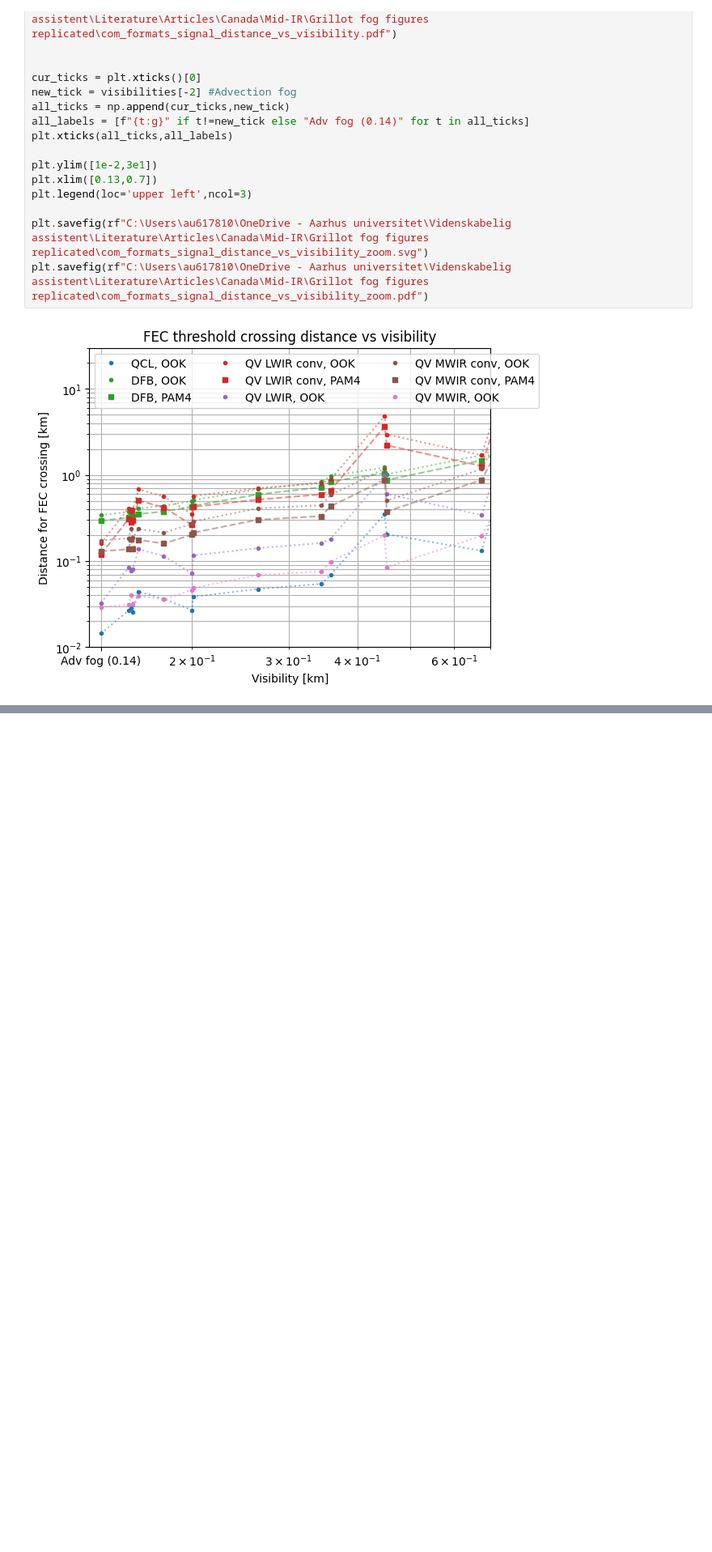
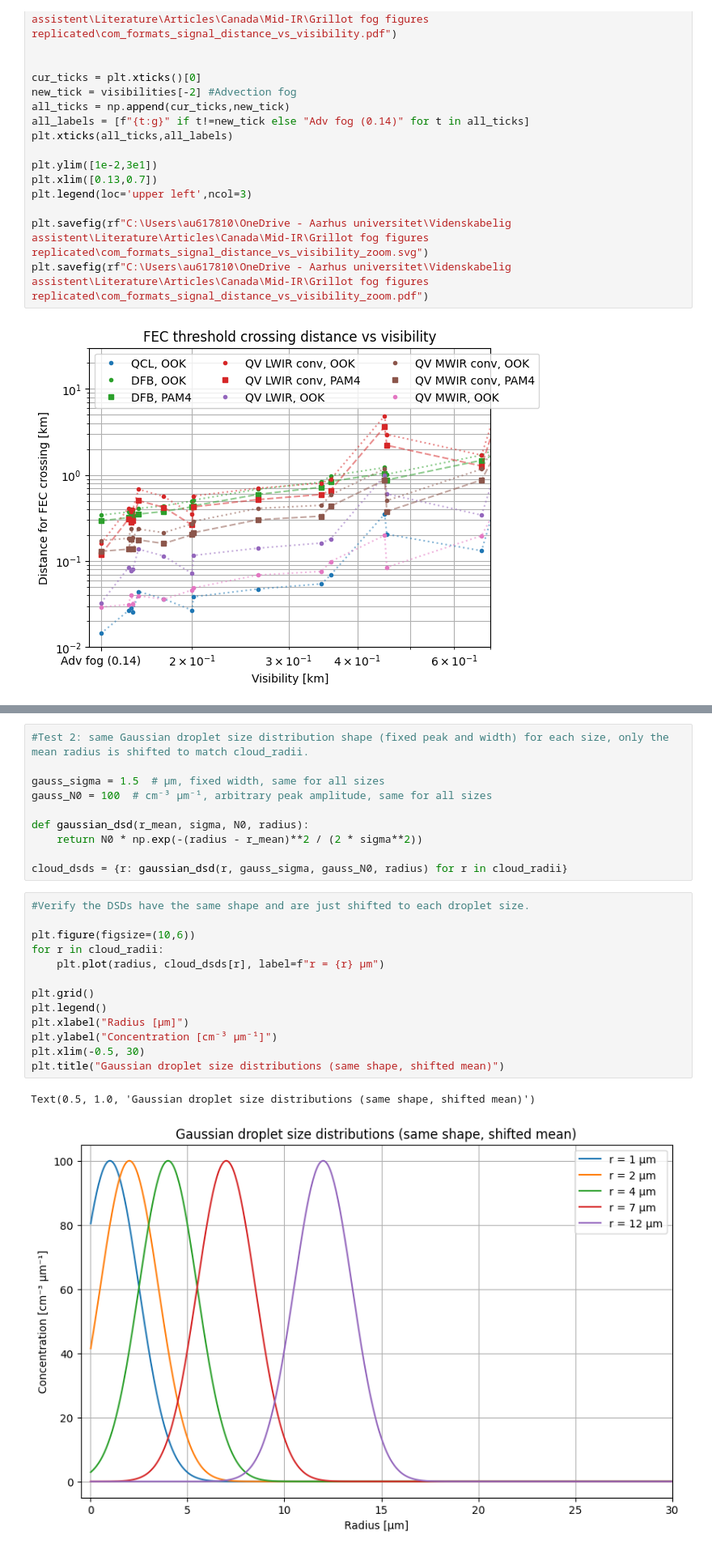
Before and after one commit to auphotonicLab/PICLab-narrow-linewidth, a Jupyter notebook: Mid-IR/Mie_scattering_various_atmospheres.ipynb, the cells around one changed output, grey strips where cells are left out. Shown at 81% size. Cells and saved outputs as stored; diff of their text form; blank space fills up the shorter version.

```diff
--- a/Mid-IR/Mie_scattering_various_atmospheres.ipynb
+++ b/Mid-IR/Mie_scattering_various_atmospheres.ipynb
@@ -560,0 +606,26 @@ plt.savefig(rf"C:\Users\au617810\OneDrive - Aarhus universitet\Videnskabelig ass
+# %%
+#Test 2: same Gaussian droplet size distribution shape (fixed peak and width) for each size, only the mean radius is shifted to match cloud_radii.
+
+gauss_sigma = 1.5  # µm, fixed width, same for all sizes
+gauss_N0 = 100  # cm⁻³ µm⁻¹, arbitrary peak amplitude, same for all sizes
+
+def gaussian_dsd(r_mean, sigma, N0, radius):
+    return N0 * np.exp(-(radius - r_mean)**2 / (2 * sigma**2))
+
+cloud_dsds = {r: gaussian_dsd(r, gauss_sigma, gauss_N0, radius) for r in cloud_radii}
+# %%
+#Verify the DSDs have the same shape and are just shifted to each droplet size.
+
+plt.figure(figsize=(10,6))
+for r in cloud_radii:
+    plt.plot(radius, cloud_dsds[r], label=f"r = {r} µm")
+
+plt.grid()
+plt.legend()
+plt.xlabel("Radius [µm]")
+plt.ylabel("Concentration [cm⁻³ µm⁻¹]")
+plt.xlim(-0.5, 30)
+plt.title("Gaussian droplet size distributions (same shape, shifted mean)")
+# %% [output]
+Text(0.5, 1.0, 'Gaussian droplet size distributions (same shape, shifted mean)')
+[figure, added]
```
Also changed, not shown: parts of 11 cells of this notebook.
